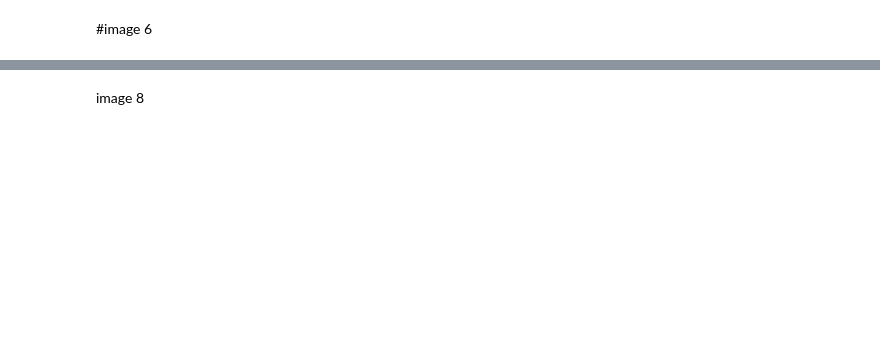
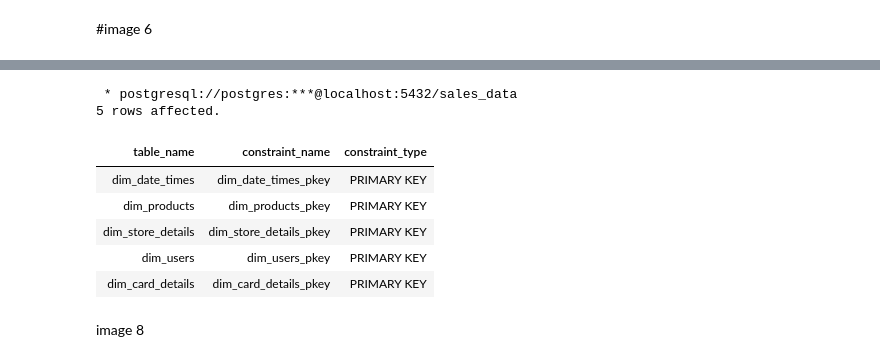
Before and after one commit to ZCHAnalytics/AWS_Python_data-centralisation, a Jupyter notebook: data_analysis_with_sql/database_creation.ipynb, the cells around one changed output, grey strips where cells are left out. Cells and saved outputs as stored; diff of their text form; code cells hidden in the pictures; blank space fills up the shorter version.

```diff
--- a/data_analysis_with_sql/database_creation.ipynb
+++ b/data_analysis_with_sql/database_creation.ipynb
@@ -308,3 +360,19 @@ ADD PRIMARY KEY (card_number);
+# %%
+%%sql
+SELECT table_name, constraint_name, constraint_type
+FROM information_schema.table_constraints
+WHERE table_catalog = 'sales_data'
+  AND table_schema = 'public'
+  AND constraint_type = 'PRIMARY KEY';
+# %% [output]
+ * postgresql://postgres:***@localhost:5432/sales_data
+5 rows affected.
+| table_name | constraint_name | constraint_type |
+| dim_date_times | dim_date_times_pkey | PRIMARY KEY |
+| dim_products | dim_products_pkey | PRIMARY KEY |
+| dim_store_details | dim_store_details_pkey | PRIMARY KEY |
+| dim_users | dim_users_pkey | PRIMARY KEY |
+| dim_card_details | dim_card_details_pkey | PRIMARY KEY |
 # %% [markdown]
 image 8
 # %%
```
Also changed, not shown: parts of 12 cells of this notebook.
